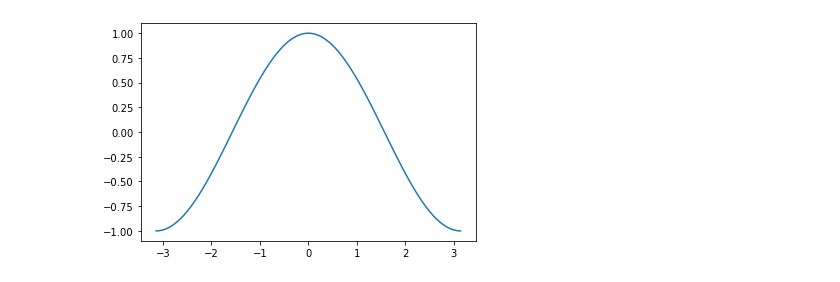
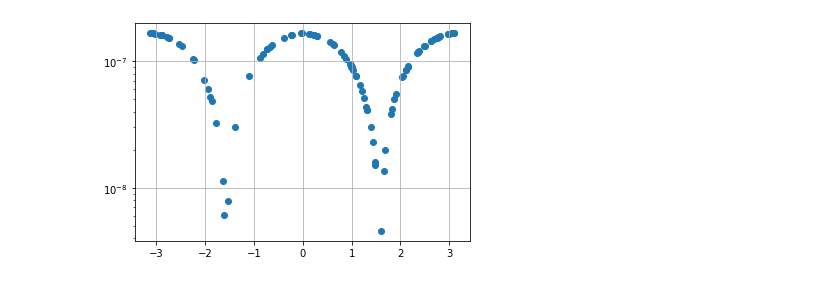
Before and after one commit to erasmussen4/530, a Jupyter notebook: 530NDerivsEmma.ipynb, the cells around one changed output. Drawn from its saved outputs; the diff is of its cells as text; code cells hidden in the pictures.

```diff
--- a/530NDerivsEmma.ipynb
+++ b/530NDerivsEmma.ipynb
@@ -26,14 +22,39 @@ Requirement already satisfied: future>=0.15.2 in c:\users\rasmu\anaconda3\lib\si
 # %%
-import matplotlib.pyplot as plt
-import autograd.numpy as anp
-from autograd import grad
+# import numpy as np
 
-def dual(fun, interval, N=100):
-    x = np.linspace(interval[0], interval[1], 100)
-    deriv  = grad(fun) # Obtain gradient function
-    plt.plot(x, list(map(deriv, x)))
-    plt.show()
+# # Define y = sin(x)
+# def y(x):
+#     y = anp.sin(x)
 
-# dual(f, [-np.pi, np.pi], 100) #test
+#     return y
+
+# import matplotlib.pyplot as plt
+# import autograd.numpy as anp
+# from autograd import grad
+
+# def dual(fun, interval, N=100):
+#     x = np.linspace(interval[0], interval[1], 100)
+#     deriv  = grad(fun) # Obtain gradient function
+#     plt.plot(x, list(map(deriv, x)))
+#     plt.show()
+
+# dual(y, [-np.pi, np.pi], 100) #test
-# %% [output]
-[figure, removed]
+# %%
+import numpy as np
+import matplotlib.pyplot as plt
+import random
+h = 0.001
+
+random_x = [random.uniform(-np.pi, np.pi) for _ in range(100)]
+all_errors = []
+for x in random_x:
+    approx = (np.sin( x + h ) - np.sin( x - h )) / (2 * h)
+    error = np.abs(approx - np.cos( x ))
+    all_errors.append( error )
+
+plt.scatter(random_x,all_errors)
+plt.yscale('log')
+plt.grid()
+plt.show()
+# %% [output]
+[figure, added]
```
Also changed, not shown: parts of 9 cells of this notebook.
